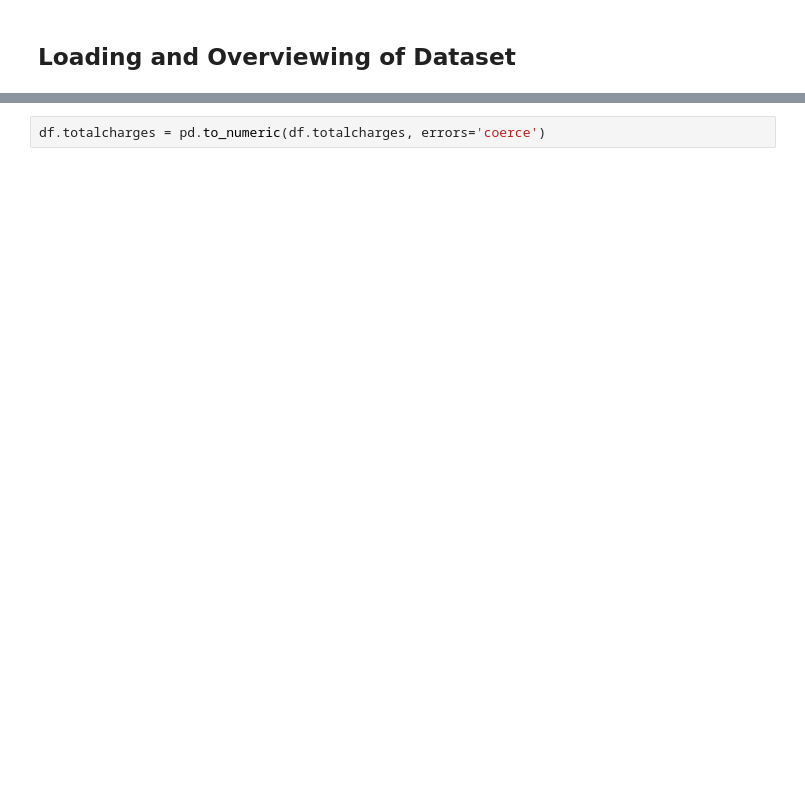
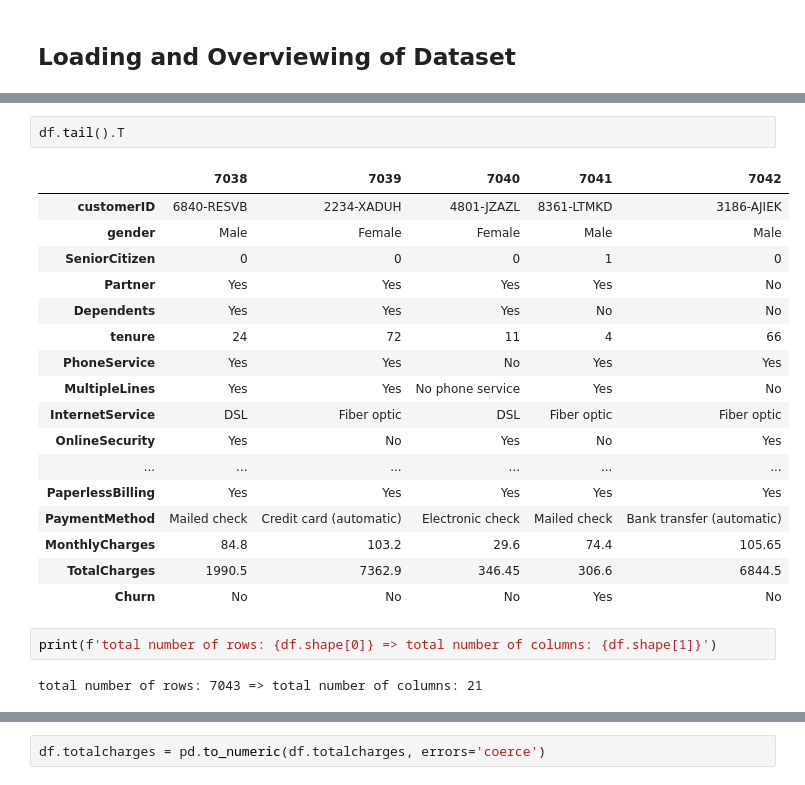
Before and after one commit to Cadifam/customer_churn_prediction, a Jupyter notebook: customer_churn_prediction.ipynb, the cells around one changed output, grey strips where cells are left out. Drawn from its saved outputs; the diff is of its cells as text; blank space fills up the shorter version.

Commit message:
final churn prediction work

```diff
--- a/customer_churn_prediction.ipynb
+++ b/customer_churn_prediction.ipynb
@@ -30,0 +34,24 @@ df = data.copy()
+# %%
+df.tail().T
+# %% [output]
+|  | 7038 | 7039 | 7040 | 7041 | 7042 |
+| customerID | 6840-RESVB | 2234-XADUH | 4801-JZAZL | 8361-LTMKD | 3186-AJIEK |
+| gender | Male | Female | Female | Male | Male |
+| SeniorCitizen | 0 | 0 | 0 | 1 | 0 |
+| Partner | Yes | Yes | Yes | Yes | No |
+| Dependents | Yes | Yes | Yes | No | No |
+| tenure | 24 | 72 | 11 | 4 | 66 |
+| PhoneService | Yes | Yes | No | Yes | Yes |
+| MultipleLines | Yes | Yes | No phone service | Yes | No |
+| InternetService | DSL | Fiber optic | DSL | Fiber optic | Fiber optic |
+| OnlineSecurity | Yes | No | Yes | No | Yes |
+| ... | ... | ... | ... | ... | ... |
+| PaperlessBilling | Yes | Yes | Yes | Yes | Yes |
+| PaymentMethod | Mailed check | Credit card (automatic) | Electronic check | Mailed check | Bank transfer (automatic) |
+| MonthlyCharges | 84.8 | 103.2 | 29.6 | 74.4 | 105.65 |
+| TotalCharges | 1990.5 | 7362.9 | 346.45 | 306.6 | 6844.5 |
+| Churn | No | No | No | Yes | No |
+# %%
+print(f'total number of rows: {df.shape[0]} => total number of columns: {df.shape[1]}')
+# %% [output]
+total number of rows: 7043 => total number of columns: 21
```
Also changed, not shown: parts of 48 cells of this notebook.
